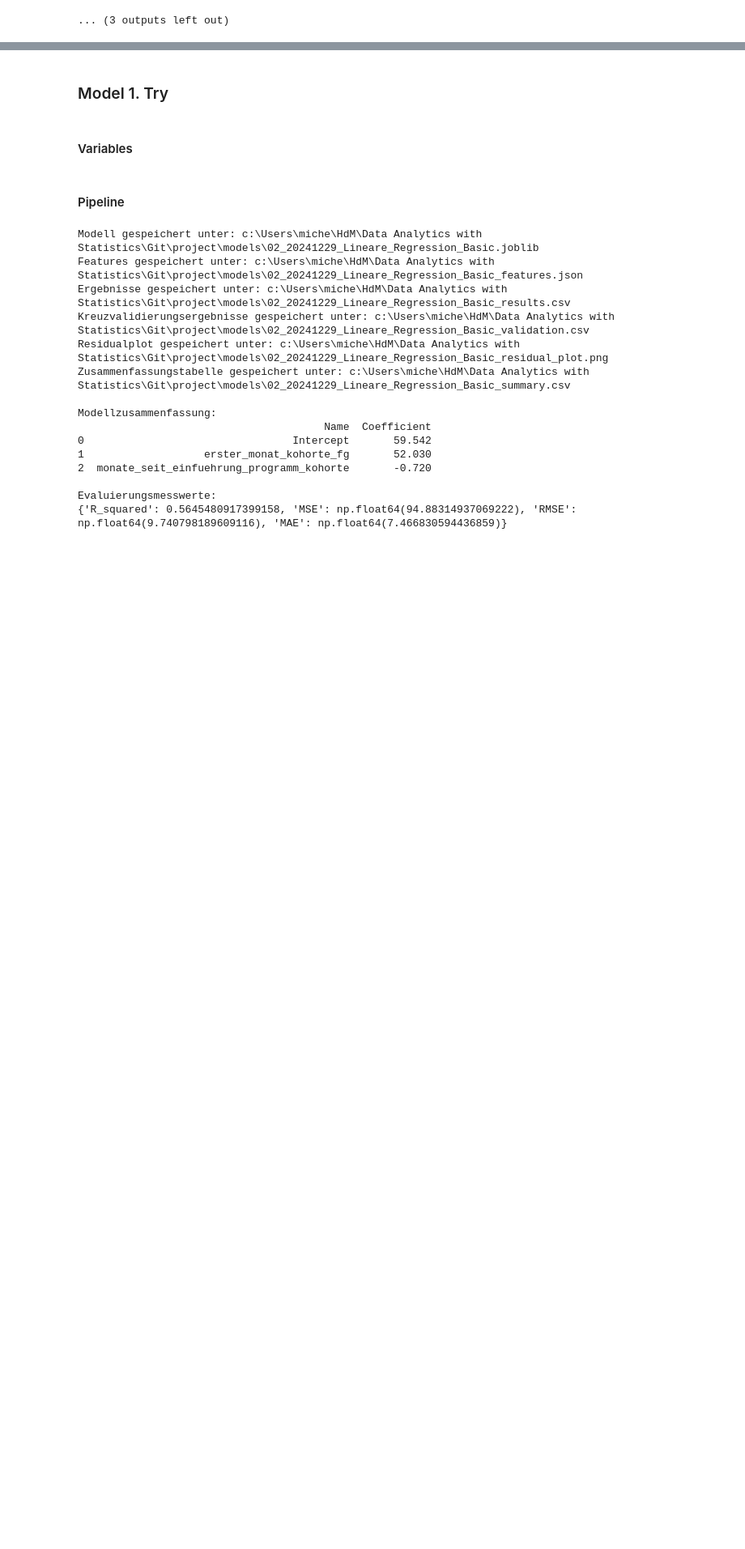
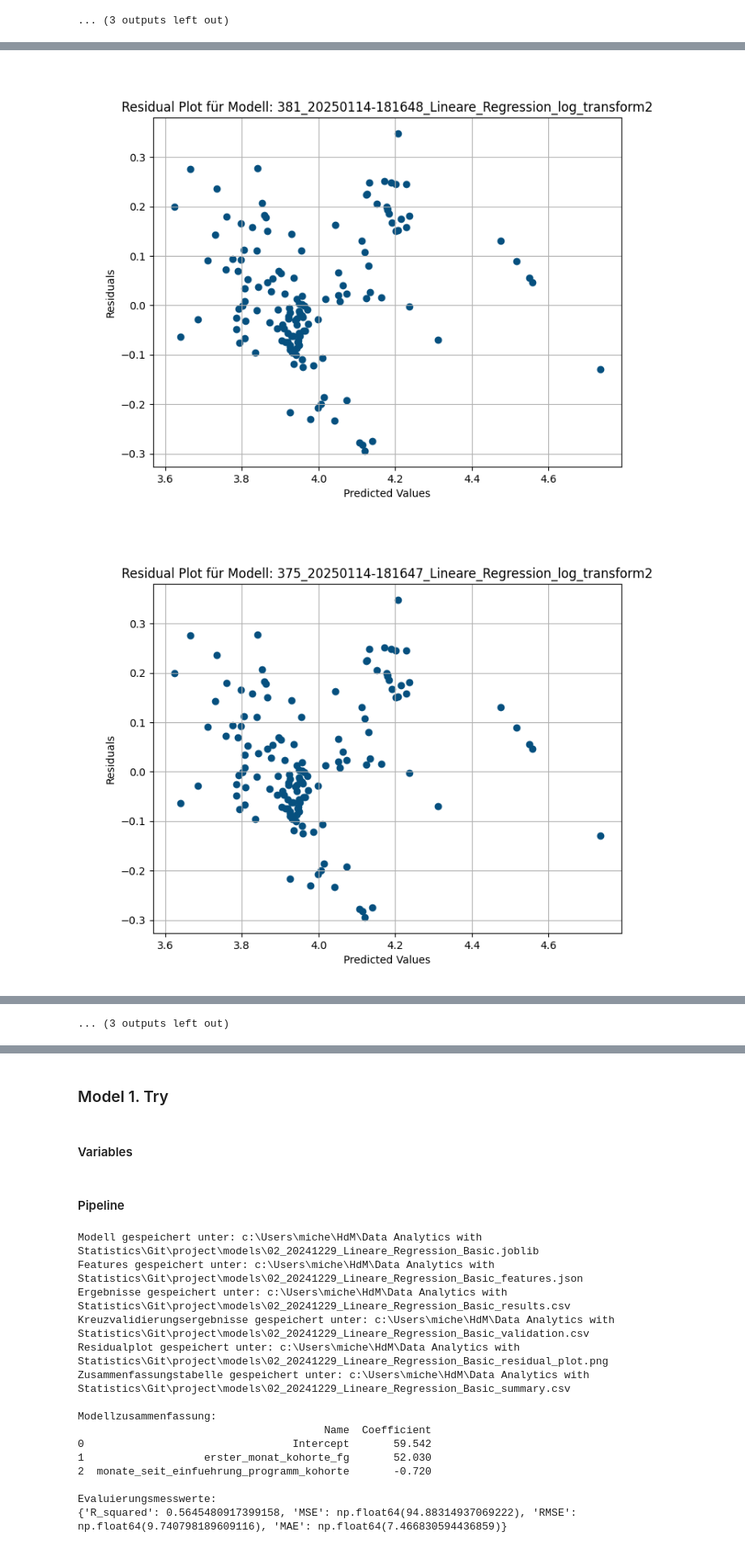
Before and after one commit to mm391-030401/project, a Jupyter notebook: notebooks/modeling.ipynb, the cells around one changed output, grey strips where cells are left out. Shown at 81% size. Saved outputs shown, nothing was run; the diff lists cells and outputs as text; code cells hidden in the pictures; blank space fills up the shorter version.

```diff
--- a/notebooks/modeling.ipynb
+++ b/notebooks/modeling.ipynb
@@ -231,0 +247,14 @@ for name in final_df_transformed.data['Model']:
+# %%
+data_transformed2 = data.copy()
+data_transformed2[['retentionrate']] = data_transformed2[['retentionrate']].apply(np.log)
+# %%
+# Modelltyp
+modeltype = "Lineare_Regression_log_transform2"
+
+# Beginn der Modellnummerierung
+start_num = 255
+
+# Angabe ob Transformierung vorgenommen wurde
+is_log_transformed = True
+
+model_names_list_transformed2 = run_full_pipeline_with_featurelist(data_transformed2, y_label, feature_list, modeltype, start_num, is_log_transformed)
@@ -231,0 +281,3 @@ for name in final_df_transformed.data['Model']:
+# %%
+final_df_transformed2 = generate_final_df(model_names_list_transformed2)
+final_df_transformed2
@@ -231,0 +305,6 @@ for name in final_df_transformed.data['Model']:
+# %%
+for name in final_df_transformed2.data['Model']:
+    load_residual_plot(name)
+# %% [output]
+[figure, added]
+[figure, added]
@@ -231,0 +321 @@ for name in final_df_transformed.data['Model']:
+... (3 outputs left out)
```
Also changed, not shown: parts of 25 cells of this notebook.
